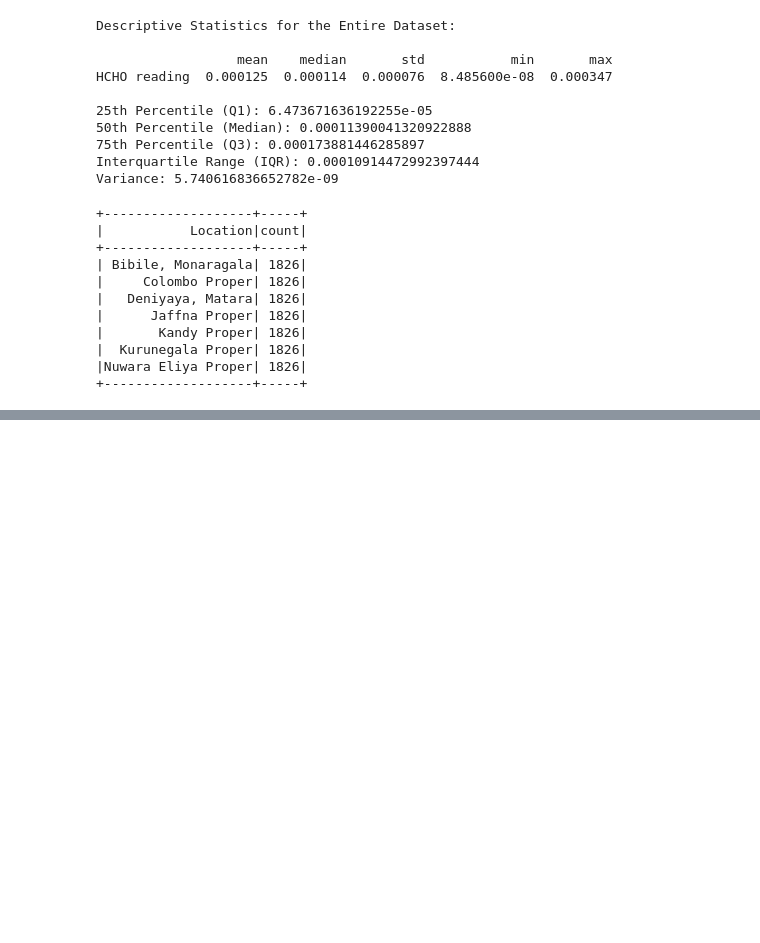
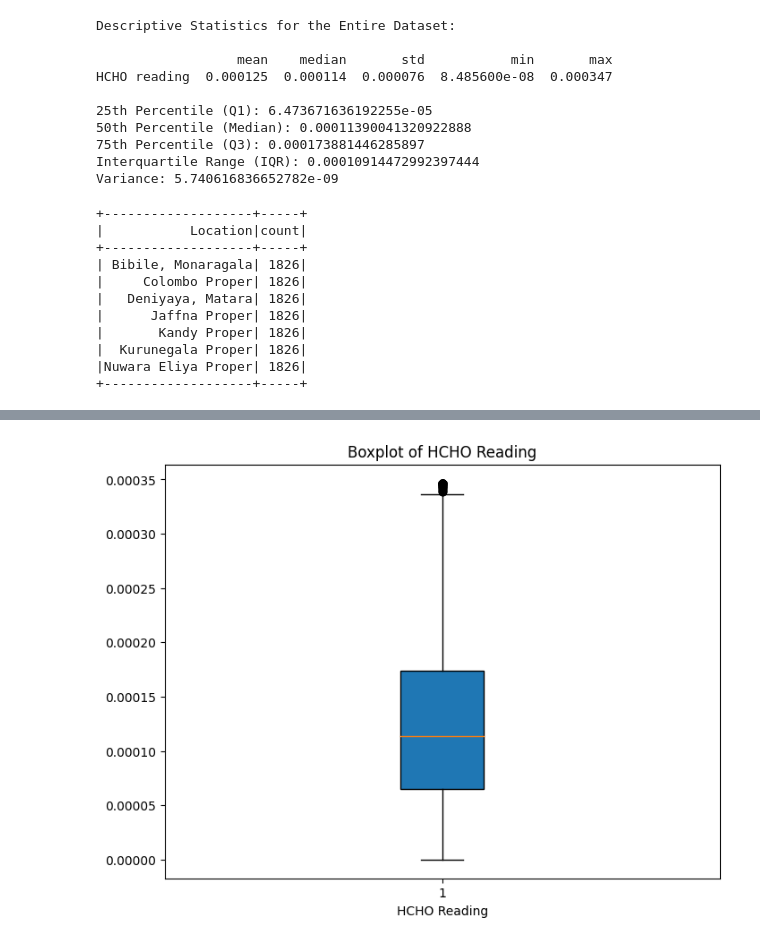
Before and after one commit to PehansiK/Analyzing-HCHO-Gas-in-Sri-Lanka, a Jupyter notebook: DataPreprocessing.ipynb, the cells around one changed output, grey strips where cells are left out. Drawn from its saved outputs; the diff is of its cells as text; code cells hidden in the pictures; blank space fills up the shorter version.

```diff
--- a/DataPreprocessing.ipynb
+++ b/DataPreprocessing.ipynb
@@ -474,0 +488,9 @@ location_count.show()
+# %%
+# Boxplot of HCHO Reading
+plt.figure(figsize=(8, 6))
+plt.boxplot(cleaned_full_pd['HCHO reading'], patch_artist=True)
+plt.title('Boxplot of HCHO Reading')
+plt.xlabel('HCHO Reading')
+plt.show()
+# %% [output]
+[figure, added]
```
Also changed, not shown: parts of 4 cells of this notebook.
